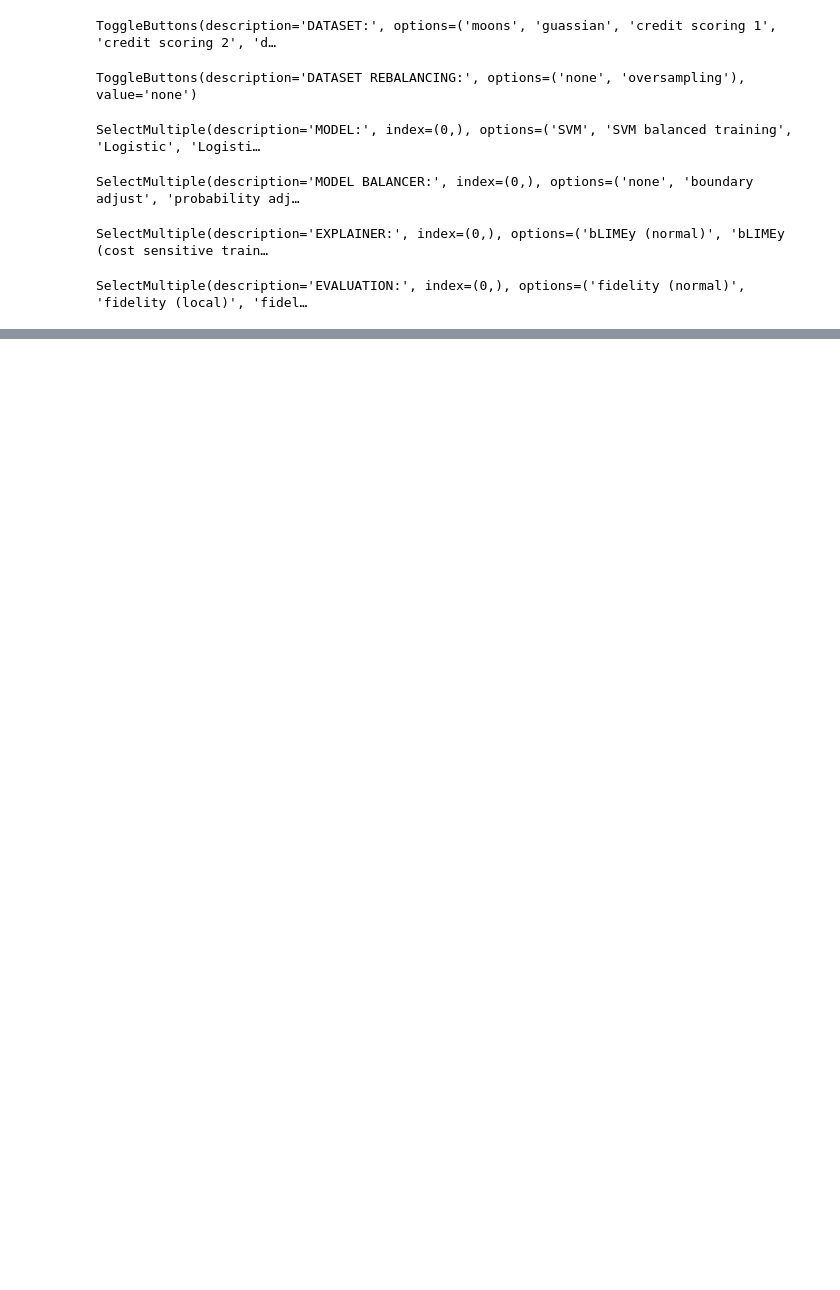
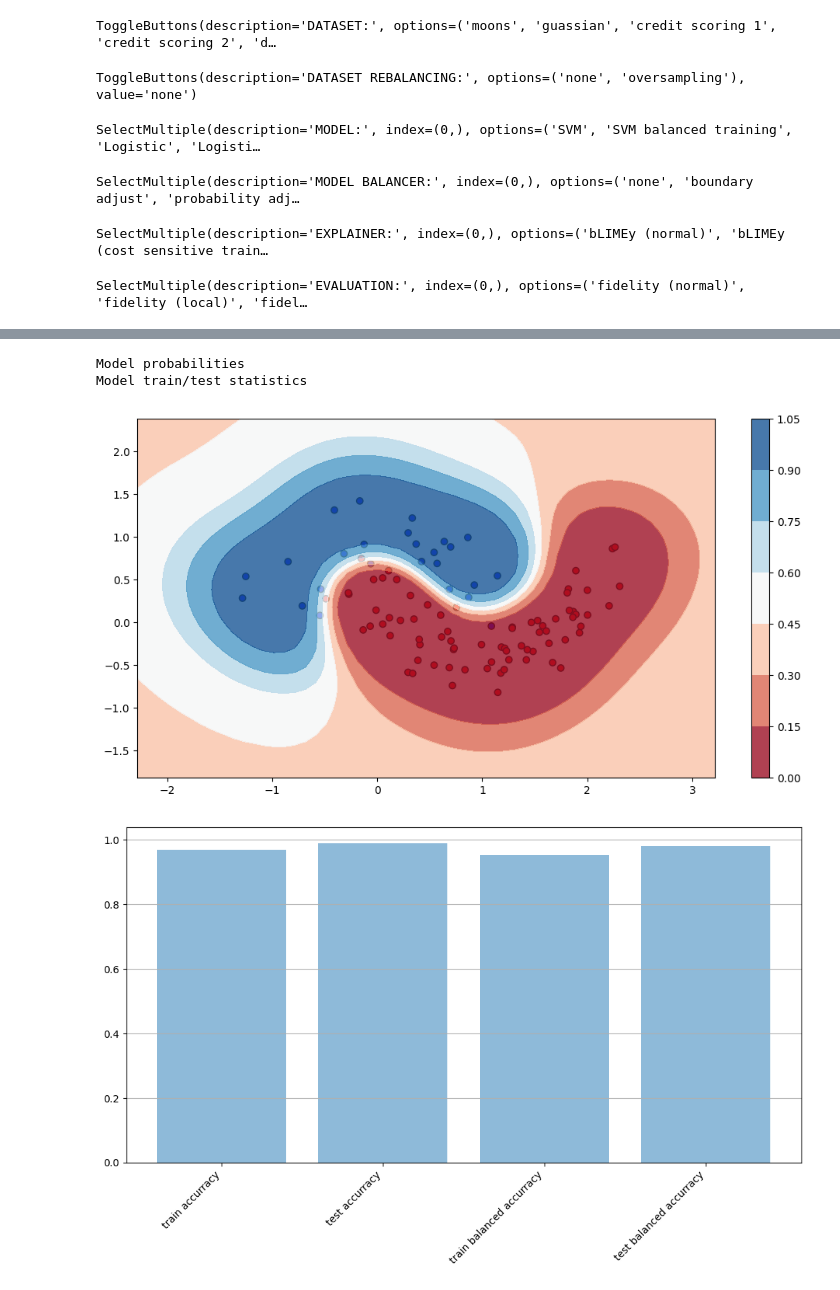
Before and after one commit to mattclifford1/CLIME, a Jupyter notebook: experiments.ipynb, the cells around one changed output, grey strips where cells are left out. Cells and saved outputs as stored; diff of their text form; code cells hidden in the pictures; blank space fills up the shorter version.

Commit message:
vis and stats in experminets

```diff
--- a/experiments.ipynb
+++ b/experiments.ipynb
@@ -28,0 +30,7 @@ run_experiments(data_store)
+# %%
+plot_model_and_stats(results)
+# %% [output]
+Model probabilities
+Model train/test statistics
+[figure, added]
+[figure, added]
```
Also changed, not shown: parts of 1 cell of this notebook, 4 other files.
